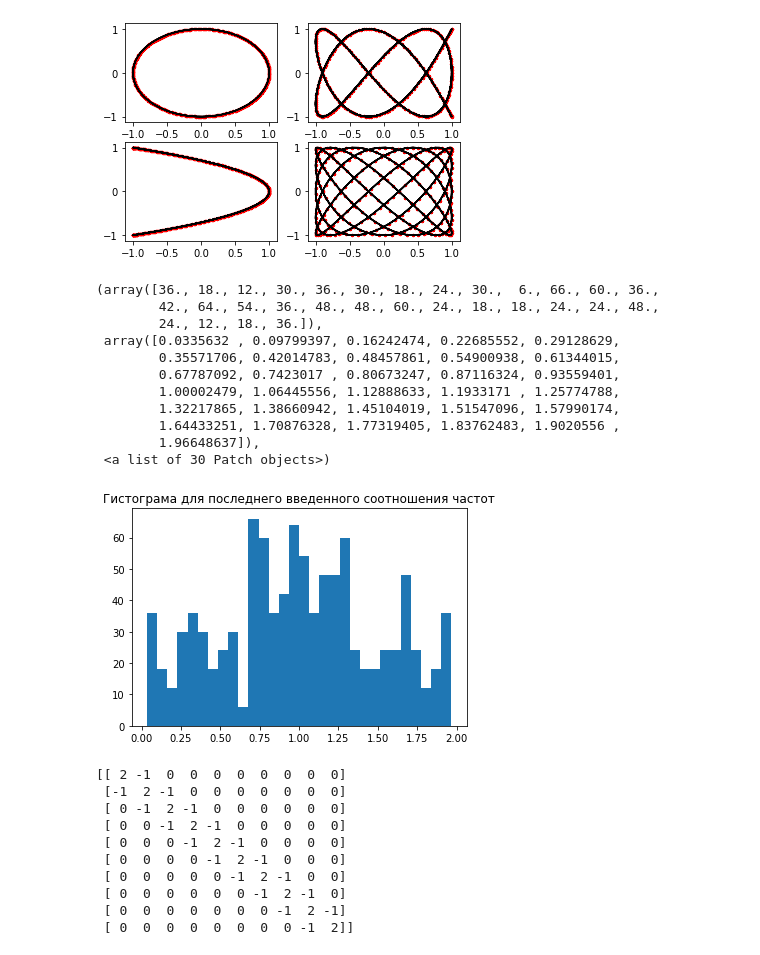
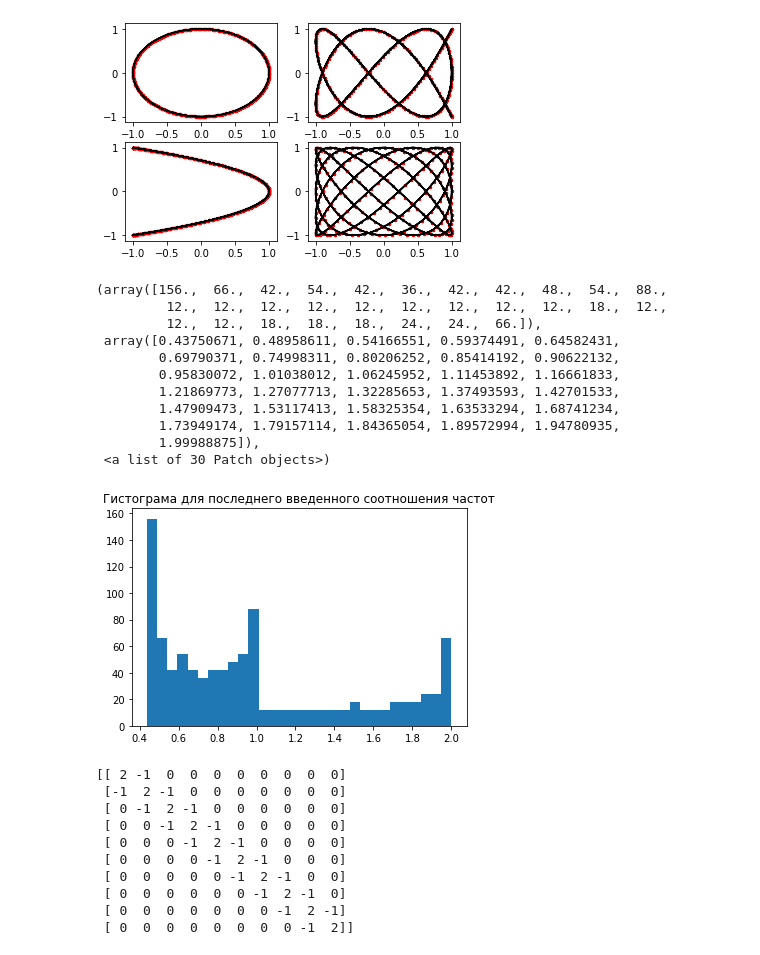
Before and after one commit to korliakov/physmod, a Jupyter notebook: hw_2/hw_2.ipynb, the cells around one changed output. Cells and saved outputs as stored; diff of their text form; code cells hidden in the pictures.

```diff
--- a/hw_2/hw_2.ipynb
+++ b/hw_2/hw_2.ipynb
@@ -44,27 +44,27 @@ ax[1, 1].scatter(np.cos(freq[3][0]*A), np.sin(freq[3][1]*A), color = 'red', s =
 # %%
 import matplotlib.pyplot as plt
 import numpy as np
 
-a = np.array([np.cos(freq[3][0]*A), np.sin(freq[3][1]*A)])
+a = np.array([np.cos(freq[1][0]*A), np.sin(freq[1][1]*A)])
 a_squared = np.multiply(a,a)
 
 dist = a_squared[0] + a_squared[1] #удаленность каждой точки от центра координат в квадрате
 
 plt.title('Гистограма для последнего введенного соотношения частот')
 plt.hist(dist, 30, density=False)
 # %% [output]
-(array([36., 18., 12., 30., 36., 30., 18., 24., 30.,  6., 66., 60., 36.,
-        42., 64., 54., 36., 48., 48., 60., 24., 18., 18., 24., 24., 48.,
-        24., 12., 18., 36.]),
- array([0.0335632 , 0.09799397, 0.16242474, 0.22685552, 0.29128629,
-        0.35571706, 0.42014783, 0.48457861, 0.54900938, 0.61344015,
-        0.67787092, 0.7423017 , 0.80673247, 0.87116324, 0.93559401,
-        1.00002479, 1.06445556, 1.12888633, 1.1933171 , 1.25774788,
-        1.32217865, 1.38660942, 1.45104019, 1.51547096, 1.57990174,
-        1.64433251, 1.70876328, 1.77319405, 1.83762483, 1.9020556 ,
-        1.96648637]),
+(array([156.,  66.,  42.,  54.,  42.,  36.,  42.,  42.,  48.,  54.,  88.,
+         12.,  12.,  12.,  12.,  12.,  12.,  12.,  12.,  12.,  18.,  12.,
+         12.,  12.,  18.,  18.,  18.,  24.,  24.,  66.]),
+ array([0.43750671, 0.48958611, 0.54166551, 0.59374491, 0.64582431,
+        0.69790371, 0.74998311, 0.80206252, 0.85414192, 0.90622132,
+        0.95830072, 1.01038012, 1.06245952, 1.11453892, 1.16661833,
+        1.21869773, 1.27077713, 1.32285653, 1.37493593, 1.42701533,
+        1.47909473, 1.53117413, 1.58325354, 1.63533294, 1.68741234,
+        1.73949174, 1.79157114, 1.84365054, 1.89572994, 1.94780935,
+        1.99988875]),
  <a list of 30 Patch objects>)
-[figure, old version]
+[figure, new version]
 # %%
 import numpy as np
 
```
Also changed, not shown: 1 other file.
